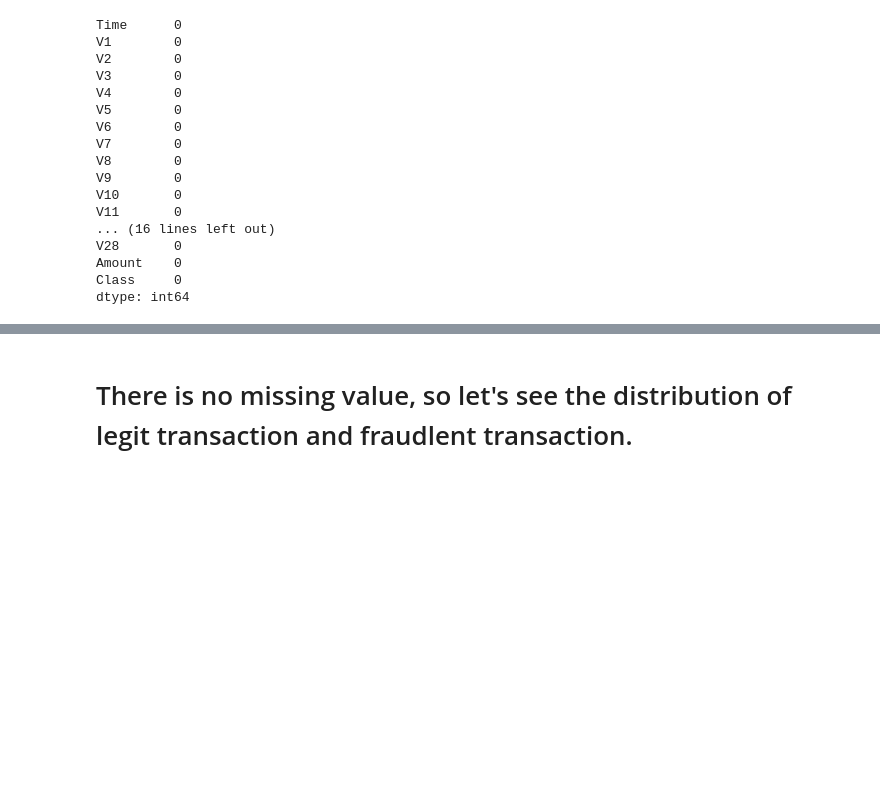
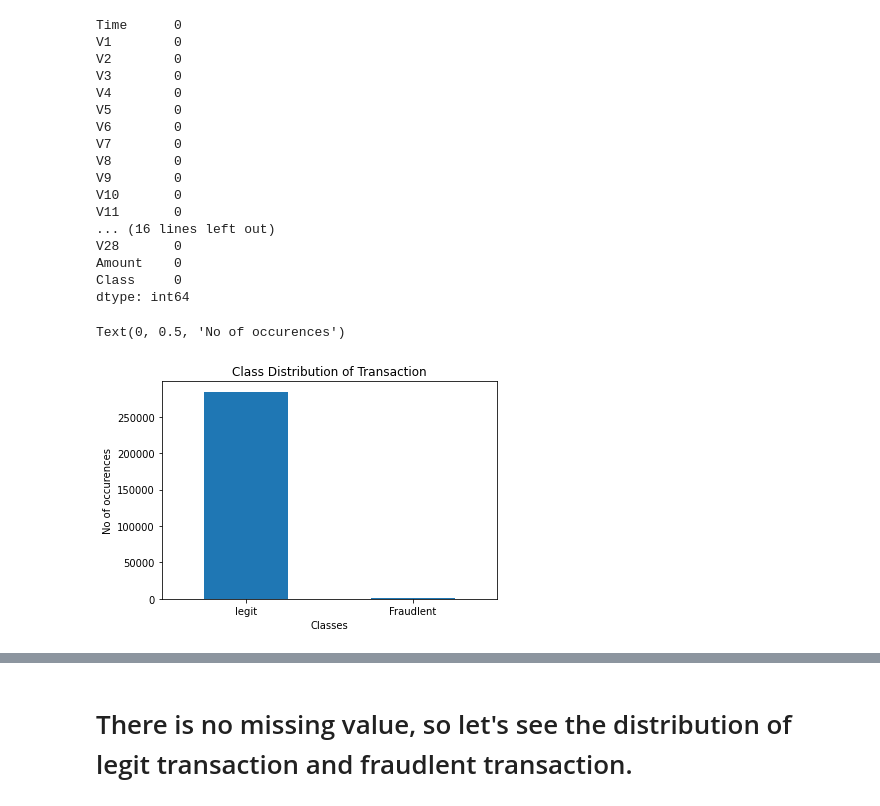
Before and after one commit to Saurabh-jha99/Credit-Card-Fraud-Detection-using-Maching-Learning, a Jupyter notebook: Copy_of_Credit_Card_Fraud_Detection_.ipynb, the cells around one changed output, grey strips where cells are left out. Drawn from its saved outputs; the diff is of its cells as text; code cells hidden in the pictures; blank space fills up the shorter version.

```diff
--- a/Copy_of_Credit_Card_Fraud_Detection_.ipynb
+++ b/Copy_of_Credit_Card_Fraud_Detection_.ipynb
@@ -19,12 +19,19 @@ drive = GoogleDrive(gauth)
 # %%
 import numpy as np
 import pandas as pd
+import seaborn as sns
+import matplotlib.pyplot as plt
+from sklearn.metrics import classification_report,accuracy_score
 from sklearn.model_selection import train_test_split
 from sklearn.linear_model import LogisticRegression
 from sklearn.svm import SVC
 from sklearn.ensemble import RandomForestClassifier
 from sklearn.neighbors import KNeighborsClassifier
+from sklearn.tree import DecisionTreeClassifier
+from sklearn.naive_bayes import GaussianNB
+from sklearn.metrics import confusion_matrix
 from sklearn.metrics import accuracy_score
+LABELS = ["legit", "Fraudlent"]
 # %% [markdown]
 # Upload the Credit Card Dataset
 # %%
@@ -103,3 +112,18 @@ V28       0
 Amount    0
 Class     0
 dtype: int64
+# %%
+set_class = pd.value_counts(data['Class'], sort = True)
+
+set_class.plot(kind = 'bar', rot=0)
+
+plt.title("Class Distribution of Transaction")
+
+plt.xticks(range(2), LABELS)
+
+plt.xlabel("Classes")
+
+plt.ylabel("No of occurences")
+# %% [output]
+Text(0, 0.5, 'No of occurences')
+[figure, added]
```
Also changed, not shown: parts of 54 cells of this notebook.
